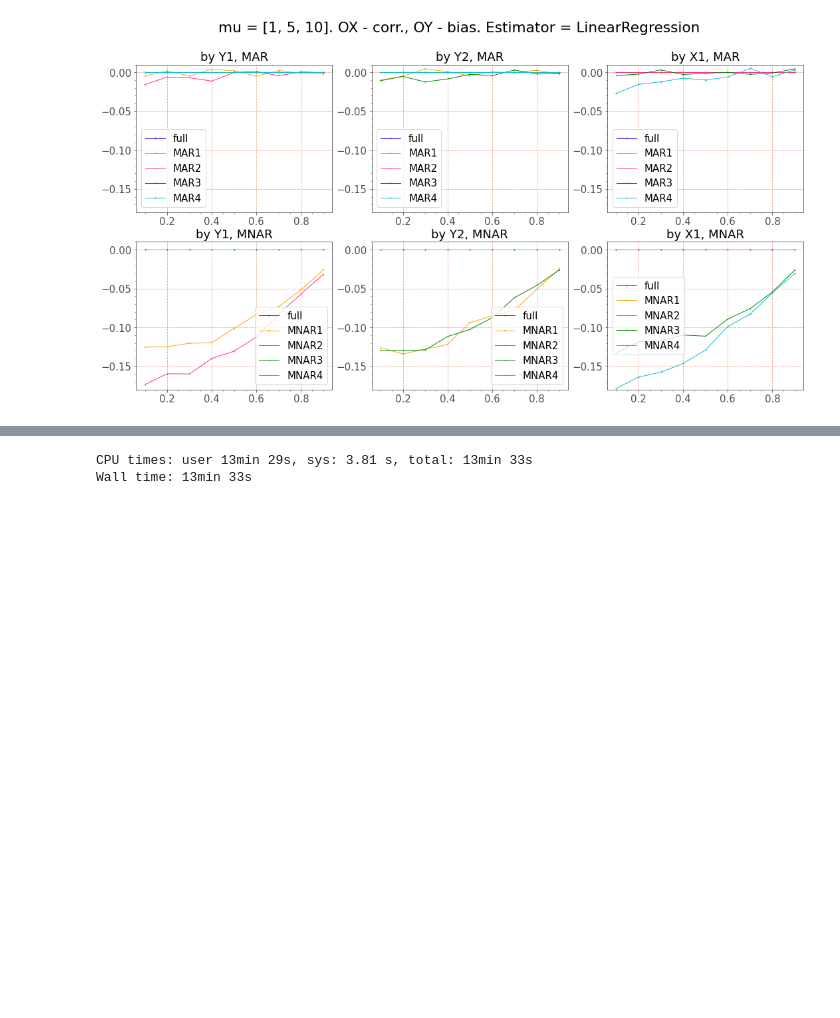
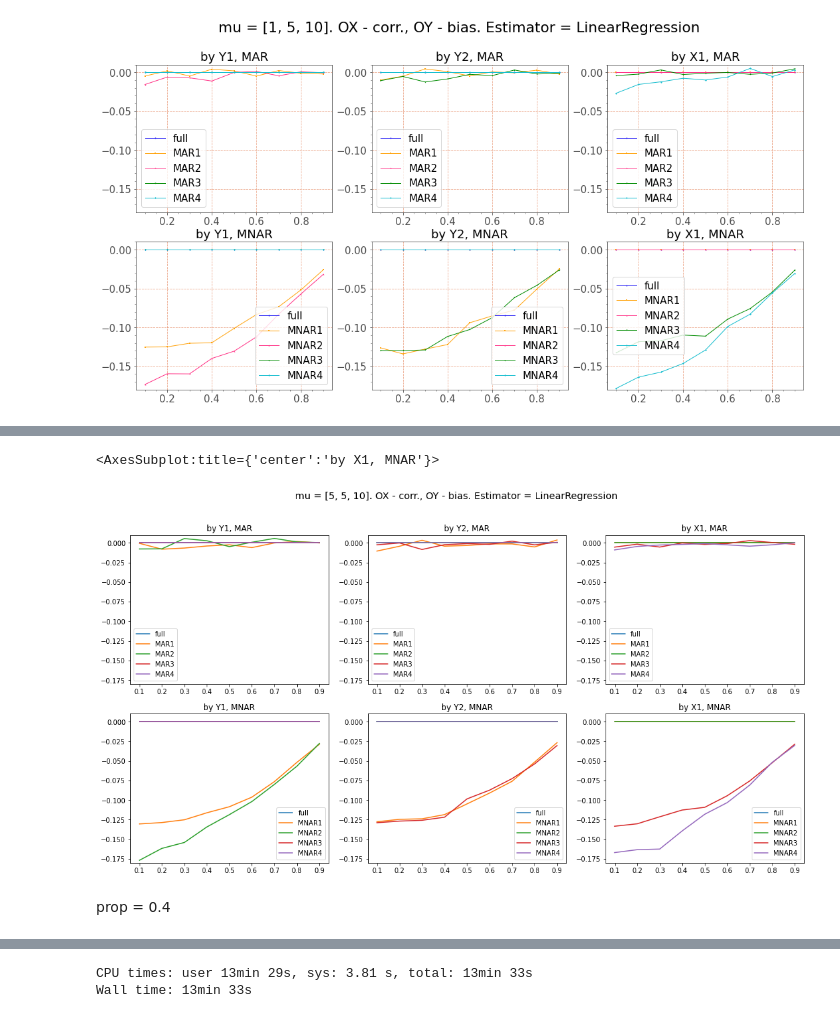
Before and after one commit to annalimm/Imputations, a Jupyter notebook: IterativeImputer_Testing.ipynb, the cells around one changed output, grey strips where cells are left out. Cells and saved outputs as stored; diff of their text form; code cells hidden in the pictures; blank space fills up the shorter version.

```diff
--- a/IterativeImputer_Testing.ipynb
+++ b/IterativeImputer_Testing.ipynb
@@ -419,0 +424,10 @@ mu1_icelr_MNAR_X1_50_300.plot(ax = axes[1,2], title = "by X1, MNAR")
+# %%
+%%time
+mu = mu_X_2
+
+mu2_ice_TR_MAR_Y1_25_1000_scaled = ice_imp_TR(mu = mu, param = "Y1", num = 0, propor = 0.2, mech = "MAR")
+mu2_ice_TR_MAR_Y2_25_1000_scaled = ice_imp_TR(mu = mu, param = "Y2", num = 1, propor = 0.2, mech = "MAR")
+mu2_ice_TR_MAR_X1_25_1000_scaled = ice_imp_TR(mu = mu, param = "X1", num = 2, propor = 0.2, mech = "MAR")
+mu2_ice_TR_MNAR_Y1_25_1000_scaled = ice_imp_TR(mu = mu, param = "Y1", num = 0, propor = 0.2, mech = "MNAR")
+mu2_ice_TR_MNAR_Y2_25_1000_scaled = ice_imp_TR(mu = mu, param = "Y2", num = 1, propor = 0.2, mech = "MNAR")
+mu2_ice_TR_MNAR_X1_25_1000_scaled = ice_imp_TR(mu = mu, param = "X1", num = 2, propor = 0.2, mech = "MNAR")
@@ -419,0 +437,16 @@ mu1_icelr_MNAR_X1_50_300.plot(ax = axes[1,2], title = "by X1, MNAR")
+# %%
+fig, axes = plt.subplots(nrows = 2, ncols = 3, figsize=(6*3,3 * 3))
+[ax.set_ylim([-0.18, 0.01]) for ax in axes.flatten()]
+fig.suptitle("mu = [5, 5, 10]. OX - corr., OY - bias. Estimator = LinearRegression", fontsize="x-large")
+
+mu2_ice_TR_MAR_Y1_25_1000_scaled.plot(ax = axes[0,0], title = "by Y1, MAR")
+mu2_ice_TR_MNAR_Y1_25_1000_scaled.plot(ax = axes[1,0], title = "by Y1, MNAR")
+mu2_ice_TR_MAR_Y2_25_1000_scaled.plot(ax = axes[0,1], title = "by Y2, MAR")
+mu2_ice_TR_MNAR_Y2_25_1000_scaled.plot(ax = axes[1,1], title = "by Y2, MNAR")
+mu2_ice_TR_MAR_X1_25_1000_scaled.plot(ax = axes[0,2], title = "by X1, MAR")
+mu2_ice_TR_MNAR_X1_25_1000_scaled.plot(ax = axes[1,2], title = "by X1, MNAR")
+# %% [output]
+<AxesSubplot:title={'center':'by X1, MNAR'}>
+[figure, added]
+# %% [markdown]
+prop = 0.4
```
Also changed, not shown: parts of 18 cells of this notebook, 13 other files.
